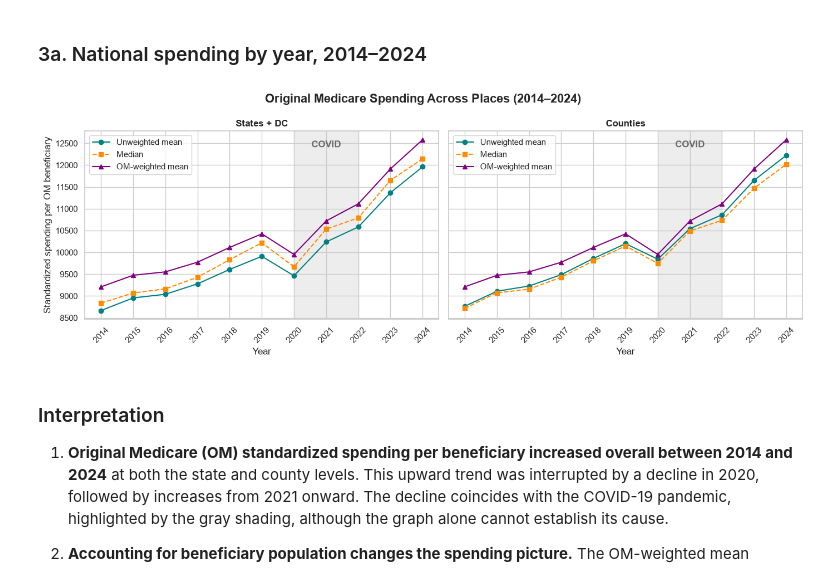
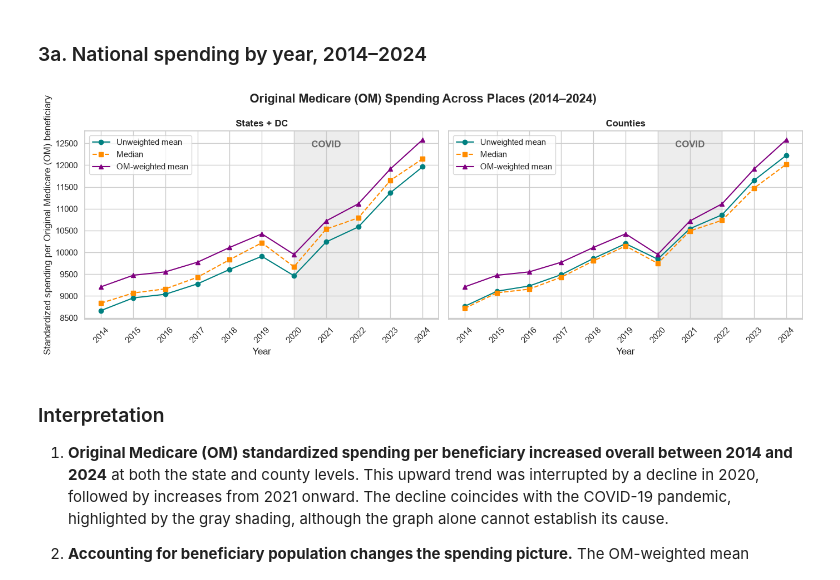
Before and after one commit to avanikasane/medicare-geographic-variation, a Jupyter notebook: notebooks/02_analysis.ipynb, the cells around one changed output. Saved outputs shown, nothing was run; the diff lists cells and outputs as text; code cells hidden in the pictures.

```diff
--- a/notebooks/02_analysis.ipynb
+++ b/notebooks/02_analysis.ipynb
@@ -144,36 +144,36 @@ for ax, summary, title in [
         summary["year"], summary["weighted_mean"],
         marker="^", color="purple", label="OM-weighted mean"
     )
 
     # Highlight 2020–2022 and label the shaded area
     ax.axvspan(
         2020, 2022, color="lightgray", alpha=0.4, zorder=0
     )
     ax.text(
         2021, 0.95, "COVID",
         transform=ax.get_xaxis_transform(),
         ha="center", va="top",
         color="dimgray", fontweight="bold"
     )
 
     ax.set_title(title, fontweight="bold")
     ax.set_xlabel("Year")
     ax.set_xticks(summary["year"])
     ax.tick_params(axis="x", rotation=45)
     ax.legend(loc="upper left")
 
-axes[0].set_ylabel("Standardized spending per OM beneficiary")
+axes[0].set_ylabel("Standardized spending per Original Medicare (OM) beneficiary")
 
 fig.suptitle(
-    "Original Medicare Spending Across Places (2014–2024)",
+    "Original Medicare (OM) Spending Across Places (2014–2024)",
     fontsize=16, fontweight="bold"
 )
 
 plt.tight_layout()
 plt.savefig(f"{FIG_DIR}/fig1_spending_trend.png", dpi=150, bbox_inches="tight")
 plt.show()
 # %% [output]
-[figure, old version]
+[figure, new version]
 # %% [markdown]
 
 ### Interpretation
```
Also changed, not shown: parts of 19 cells of this notebook, 11 other files.
